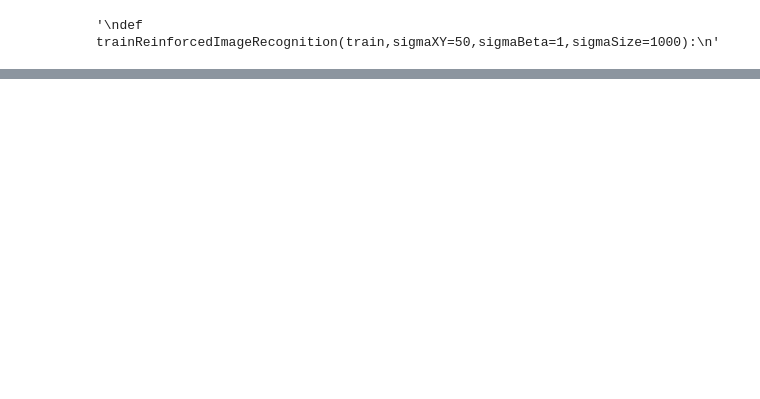
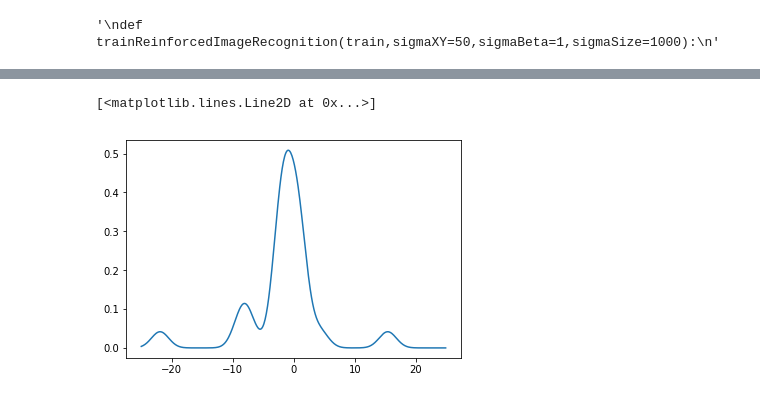
Before and after one commit to lucasRemera/Scrap, a Jupyter notebook: winescrap.ipynb, the cells around one changed output, grey strips where cells are left out. Cells and saved outputs as stored; diff of their text form; code cells hidden in the pictures; blank space fills up the shorter version.

```diff
--- a/winescrap.ipynb
+++ b/winescrap.ipynb
@@ -721,5 +716,5 @@ train_results
 # %%
-def selectImageReinforced(url,trained,n_trained=1,numero=0,clickBeforeSave=True):
+def selectImageReinforced(url,trained,n_trained=1,sigmaXY=50,sigmaBeta=1,sigmaSize=1000,numero=0,clickBeforeSave=True):
     pya.moveTo(0, screenHeight / 2)
     webbrowser.open(url)
     time.sleep(TIME_PAUSE)
@@ -765,6 +760,28 @@ def selectImageReinforced(url,trained,n_trained=1,numero=0,clickBeforeSave=True)
     success=isGoodClick(gray)
     #n_trained*trained["y_beta_train"]+
     pdmarkers["SUCCESS"]=success
+    ## update likelihood
+
+    newBeta=pdmarkers["beta"][who]
+    newSize=pdmarkers["size"][who]
+    (nr,nc)=trained["XY_train"].shape
+    v1=np.array(range(nr))
+    v1.shape=(nr,1)
+    matR=np.dot(v1,np.ones((1,nc)))
+    v2=np.array(range(nc))
+    v2.shape=(1,nc)
+    matC=np.dot(np.ones((nr,1)),v2)
+    if(bool(success)):
+        yBeta=(n_trained*trained["y_beta_train"]+np.exp(-((newBeta-trained["x_beta_train"])/(2*sigmaBeta))**2))/(n_trained+1)
+        ySize=(n_trained*trained["y_size_train"]+np.exp(-((newSize-trained["x_size_train"])/(2*sigmaSize))**2))/(n_trained+1)
+        #ySize=ySize+np.exp(-((xSize-row["size"])/(2*sigmaSize))**2)
+        dMel=(n_trained*trained["XY_train"]+np.exp(-((matR-xtarget)**2+(matC-ytarget)**2)/((2*sigma)**2)))/(n_trained+1)
+        #dMel=(n_trained*trained["XY_train"]+np.exp(-((newBeta-trained["x_beta_train"])/(2*sigmaBeta))**2))/(n_trained+1)
+    else:
+        yBeta=(n_trained*trained["y_beta_train"]+1-np.exp(-((newBeta-trained["x_beta_train"])/(2*sigmaBeta))**2))/(n_trained+1)
+        ySize=(n_trained*trained["y_size_train"]+1-np.exp(-((newSize-trained["x_size_train"])/(2*sigmaSize))**2))/(n_trained+1)
+        dMel=(n_trained*trained["XY_train"]+1-np.exp(-((matR-xtarget)**2+(matC-ytarget)**2)/((2*sigma)**2)))/(n_trained+1)
+
     '''
     pya.moveTo(screenWidth / 2, screenHeight / 2,TIME_TO_MOVE)
     pya.click(button="right")
@@ -784,7 +801,10 @@ def selectImageReinforced(url,trained,n_trained=1,numero=0,clickBeforeSave=True)
     #pya.hotkey('ctrl','w') #close window
 
     #print("finiiiiiii")
-    return(pdmarkers.iloc[who-1,:])
+    trained["y_beta_train"]=yBeta
+    trained["y_size_train"]=ySize
+    trained["XY_train"]=dMel
+    return(trained)
 
 '''
 def trainReinforcedImageRecognition(train,sigmaXY=50,sigmaBeta=1,sigmaSize=1000):
@@ -794,8 +814,11 @@ def trainReinforcedImageRecognition(train,sigmaXY=50,sigmaBeta=1,sigmaSize=1000)
 # %%
 D_SAMPLE = { your_key: D_URL[your_key] for your_key in [11,1,8] }
 df2=pd.DataFrame(D_SAMPLE).T
+trainCopy=train_results.copy()
+n_reinforce=21
 for idx, row in df2.iterrows():
-    selectImageReinforced(row['URL'],train_results)
+    trainCopy=selectImageReinforced(row['URL'],trainCopy,n_reinforce)
+    n_reinforce=n_reinforce+1
 # %% [output]
 625915
 image selected
@@ -811,0 +829,5 @@ array([0.])
+# %%
+plt.plot(trainCopy["x_beta_train"],trainCopy["y_beta_train"])
+# %% [output]
+[<matplotlib.lines.Line2D at 0x...>]
+[figure, added]
```
Also changed, not shown: parts of 9 cells of this notebook.
